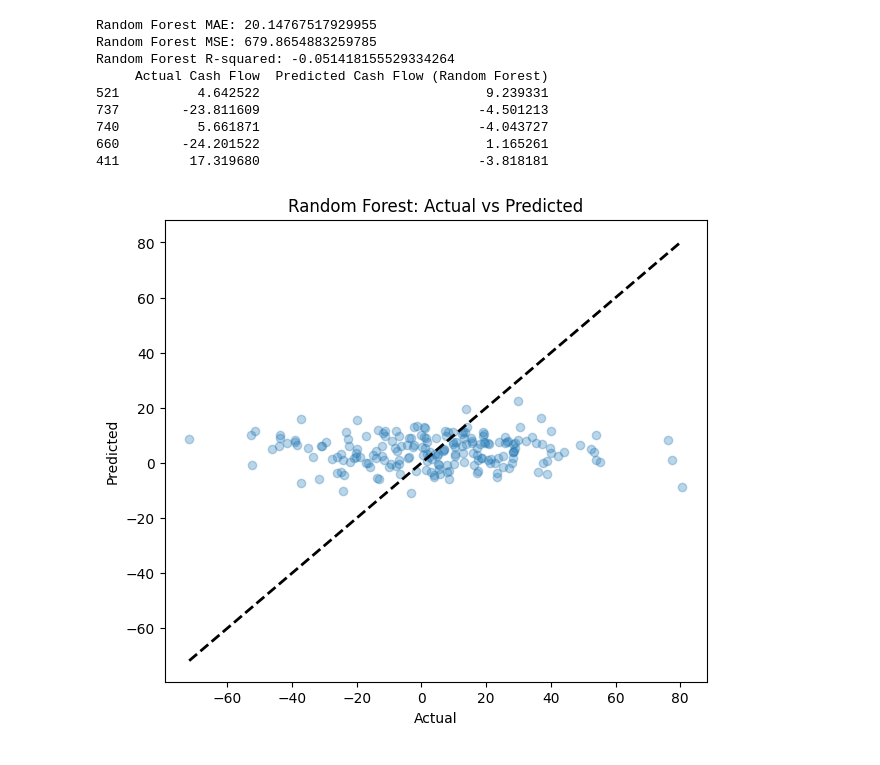
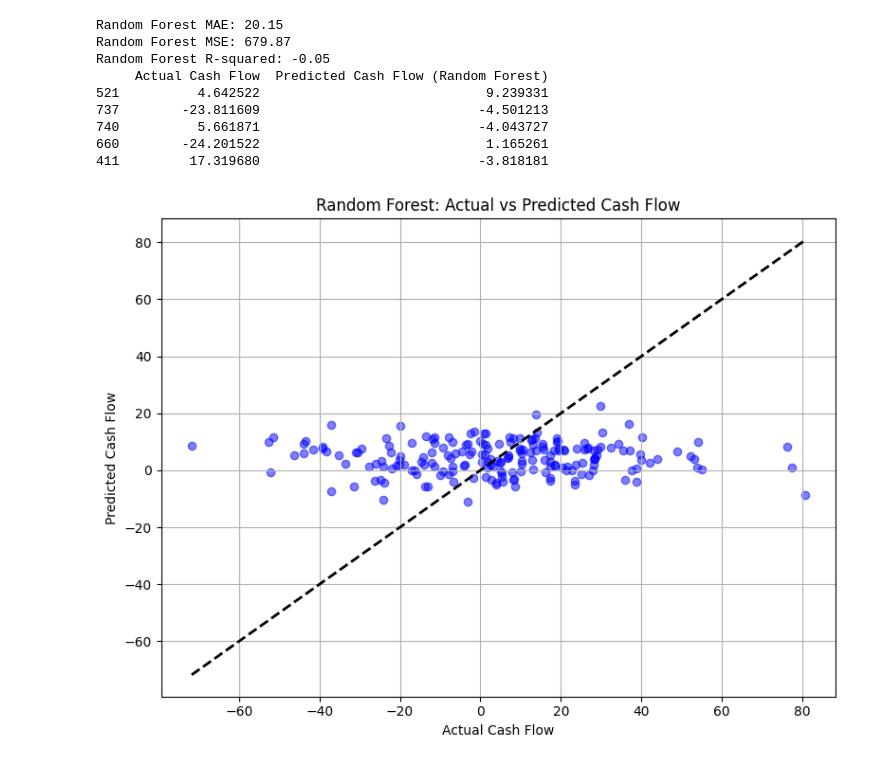
Before and after one commit to ivinitus/Cashflow-forecasting, a Jupyter notebook: COLAB/Random_forrest.ipynb, the cells around one changed output. Drawn from its saved outputs; the diff is of its cells as text; code cells hidden in the pictures.

```diff
--- a/COLAB/Random_forrest.ipynb
+++ b/COLAB/Random_forrest.ipynb
@@ -7,59 +7,54 @@ from sklearn.model_selection import train_test_split
 from sklearn.ensemble import RandomForestRegressor
 from sklearn.metrics import mean_absolute_error, mean_squared_error, r2_score
 
-# Load the data
 data = pd.read_csv('/content/cash_flow_data_ final.csv')
 
-# Define features and target
 features = ['Revenue/Sales', 'Total Income', 'Tax', 'Net Profit', 'Accounts Receivable',
             'Accounts Payable', 'Total Expenditure', 'Interest', 'GDP Growth',
             'Inflation/Interest Rate', 'Expenses', 'Cap. Expenditure', 'Seasonality',
             'Client Payment Trends', 'EBIT']
 target = 'Cash Flow'
 
-# Split the data
 X = data[features]
 y = data[target]
 X_train, X_test, y_train, y_test = train_test_split(X, y, test_size=0.2, random_state=42)
 
-# Train Random Forest
 rf = RandomForestRegressor(n_estimators=100, random_state=42)
 rf.fit(X_train, y_train)
 y_pred_rf = rf.predict(X_test)
 
-# Evaluate Random Forest
 mae_rf = mean_absolute_error(y_test, y_pred_rf)
 mse_rf = mean_squared_error(y_test, y_pred_rf)
 r2_rf = r2_score(y_test, y_pred_rf)
-print(f'Random Forest MAE: {mae_rf}')
-print(f'Random Forest MSE: {mse_rf}')
-print(f'Random Forest R-squared: {r2_rf}')
+print(f'Random Forest MAE: {mae_rf:.2f}')
+print(f'Random Forest MSE: {mse_rf:.2f}')
+print(f'Random Forest R-squared: {r2_rf:.2f}')
 
-# Adding predicted cash flow values to the data
 results_rf = pd.DataFrame({
     'Actual Cash Flow': y_test,
     'Predicted Cash Flow (Random Forest)': y_pred_rf
 })
 
-# Display the first few rows of the predictions
 print(results_rf.head())
 
-# Plotting
-plt.figure(figsize=(7, 6))
-plt.scatter(y_test, y_pred_rf, alpha=0.3)
+
+plt.figure(figsize=(8, 6))
+plt.scatter(y_test, y_pred_rf, alpha=0.5, color='blue')
 plt.plot([y_test.min(), y_test.max()], [y_test.min(), y_test.max()], 'k--', lw=2)
-plt.xlabel('Actual')
-plt.ylabel('Predicted')
-plt.title('Random Forest: Actual vs Predicted')
+plt.xlabel('Actual Cash Flow')
+plt.ylabel('Predicted Cash Flow')
+plt.title('Random Forest: Actual vs Predicted Cash Flow')
+plt.grid(True)
+plt.tight_layout()
 plt.show()
 # %% [output]
-Random Forest MAE: 20.14767517929955
-Random Forest MSE: 679.8654883259785
-Random Forest R-squared: -0.051418155529334264
+Random Forest MAE: 20.15
+Random Forest MSE: 679.87
+Random Forest R-squared: -0.05
      Actual Cash Flow  Predicted Cash Flow (Random Forest)
 521          4.642522                             9.239331
 737        -23.811609                            -4.501213
 740          5.661871                            -4.043727
 660        -24.201522                             1.165261
 411         17.319680                            -3.818181
-[figure, old version]
+[figure, new version]
```
Also changed, not shown: parts of 1 cell of this notebook.
